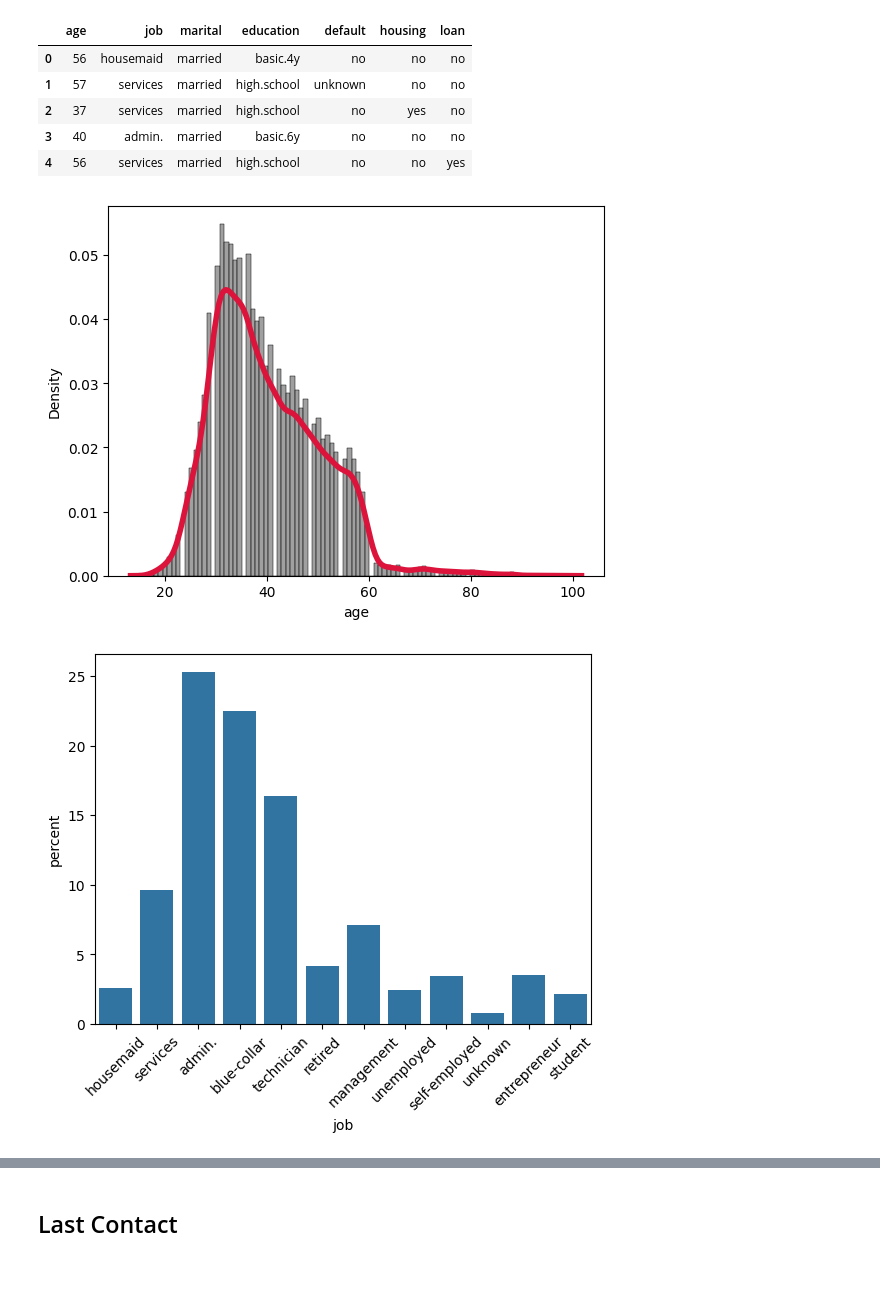
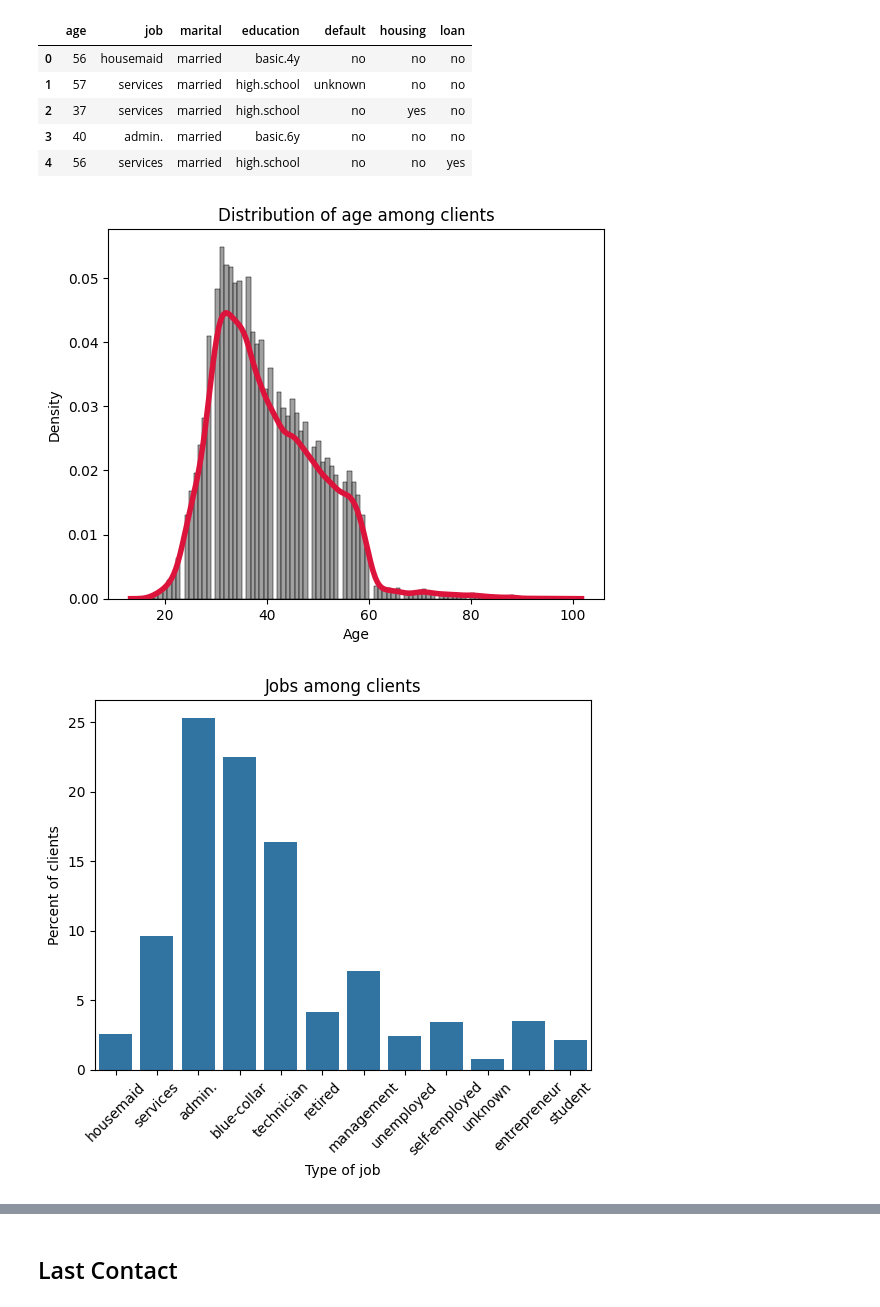
Before and after one commit to petervlaskovits/school-projects, a Jupyter notebook: data-215/project-2/eda.ipynb, the cells around one changed output, grey strips where cells are left out. Saved outputs shown, nothing was run; the diff lists cells and outputs as text; code cells hidden in the pictures; blank space fills up the shorter version.

Commit message:
Add labels to EDA graphs

```diff
--- a/data-215/project-2/eda.ipynb
+++ b/data-215/project-2/eda.ipynb
@@ -97,28 +98,34 @@ client_data.head()
 # %%
 ax = sns.histplot(
     data=client_data,
     x='age',
     kde=False,
     stat='density',
     color='gray'
 )
 
-sns.kdeplot(
+graph = sns.kdeplot(
     data=client_data,
     x='age',
     color='crimson',
     linewidth=4,
     ax=ax
 );
+
+graph.set_title('Distribution of age among clients')
+graph.set_xlabel('Age');
 # %% [output]
-[figure, old version]
+[figure, new version]
 # %%
-sns.countplot(
+graph = sns.countplot(
     data=client_data,
     x='job',
     stat='percent'
 )
 
-plt.xticks(rotation=45);
+plt.xticks(rotation=45)
+graph.set_title("Jobs among clients")
+graph.set_xlabel("Type of job")
+graph.set_ylabel("Percent of clients");
 # %% [output]
-[figure, old version]
+[figure, new version]
```
Also changed, not shown: parts of 32 cells of this notebook.
